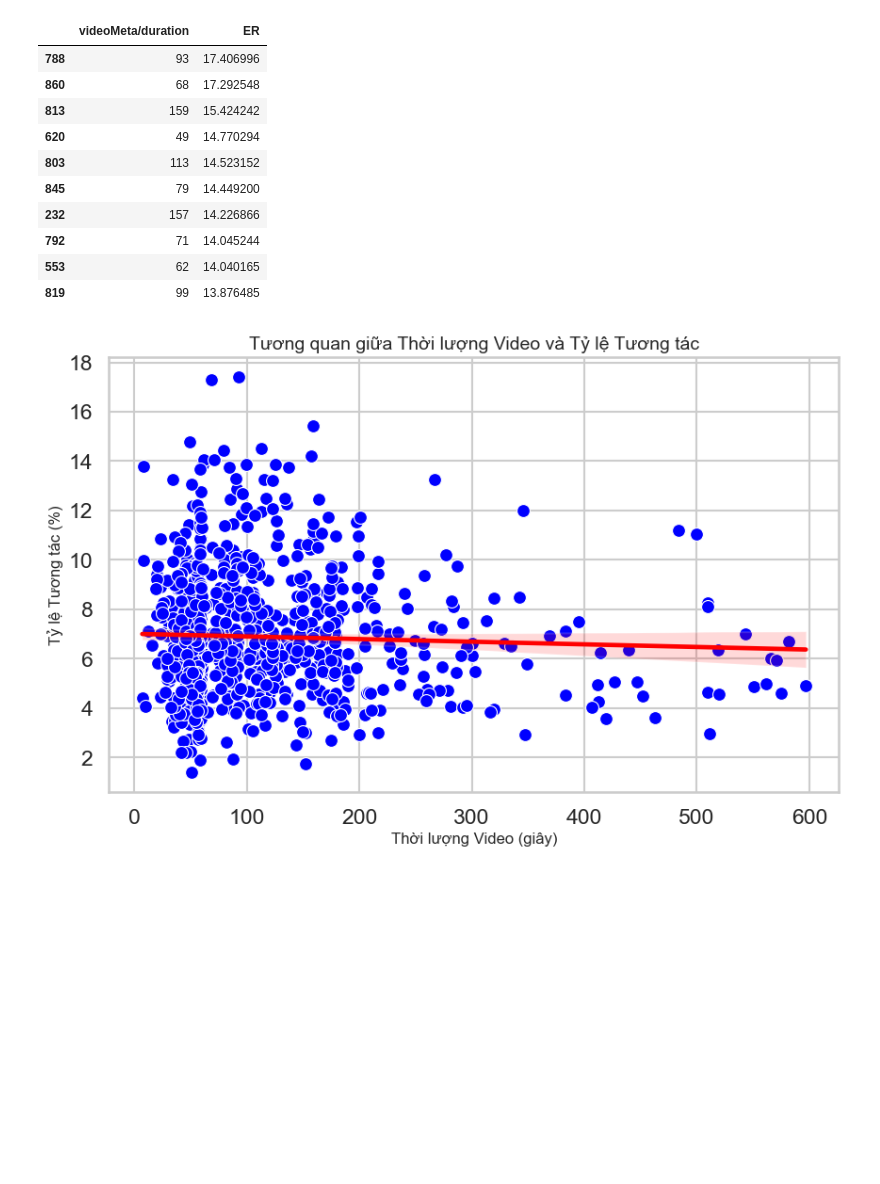
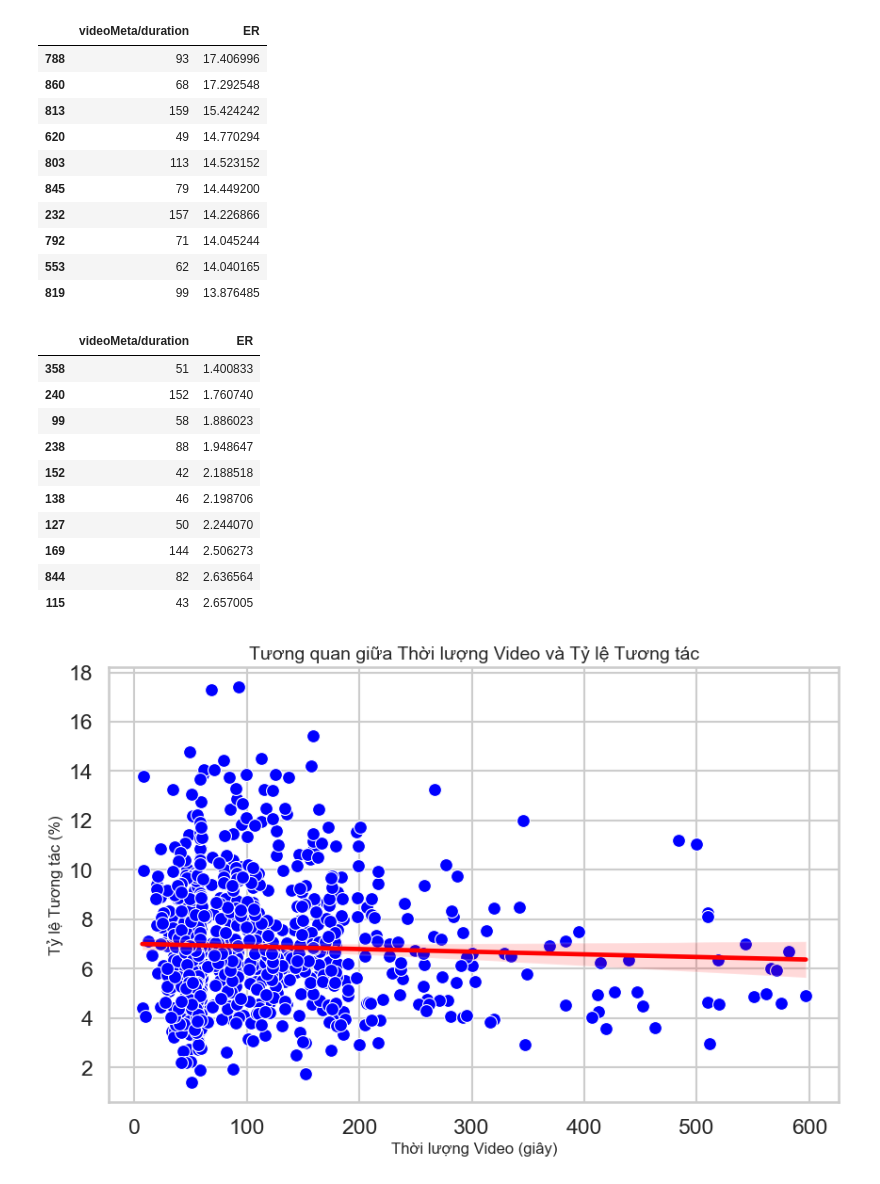
Before and after one commit to dattotien/Tiktok_profile, a Jupyter notebook: BTL.ipynb, the cells around one changed output. Drawn from its saved outputs; the diff is of its cells as text; code cells hidden in the pictures; blank space fills up the shorter version.

```diff
--- a/BTL.ipynb
+++ b/BTL.ipynb
@@ -1591,6 +1591,21 @@ top10[['videoMeta/duration', 'ER']]
 | 792 | 71 | 14.045244 |
 | 553 | 62 | 14.040165 |
 | 819 | 99 | 13.876485 |
+# %%
+top10_ = vd.nsmallest(10,'ER')
+top10_[['videoMeta/duration', 'ER']]
+# %% [output]
+|  | videoMeta/duration | ER |
+| 358 | 51 | 1.400833 |
+| 240 | 152 | 1.760740 |
+| 99 | 58 | 1.886023 |
+| 238 | 88 | 1.948647 |
+| 152 | 42 | 2.188518 |
+| 138 | 46 | 2.198706 |
+| 127 | 50 | 2.244070 |
+| 169 | 144 | 2.506273 |
+| 844 | 82 | 2.636564 |
+| 115 | 43 | 2.657005 |
 # %%
 plt.figure(figsize=(10, 6))
 sns.scatterplot(data=vd, x='videoMeta/duration', y='ER', color='blue', s=100)
```
